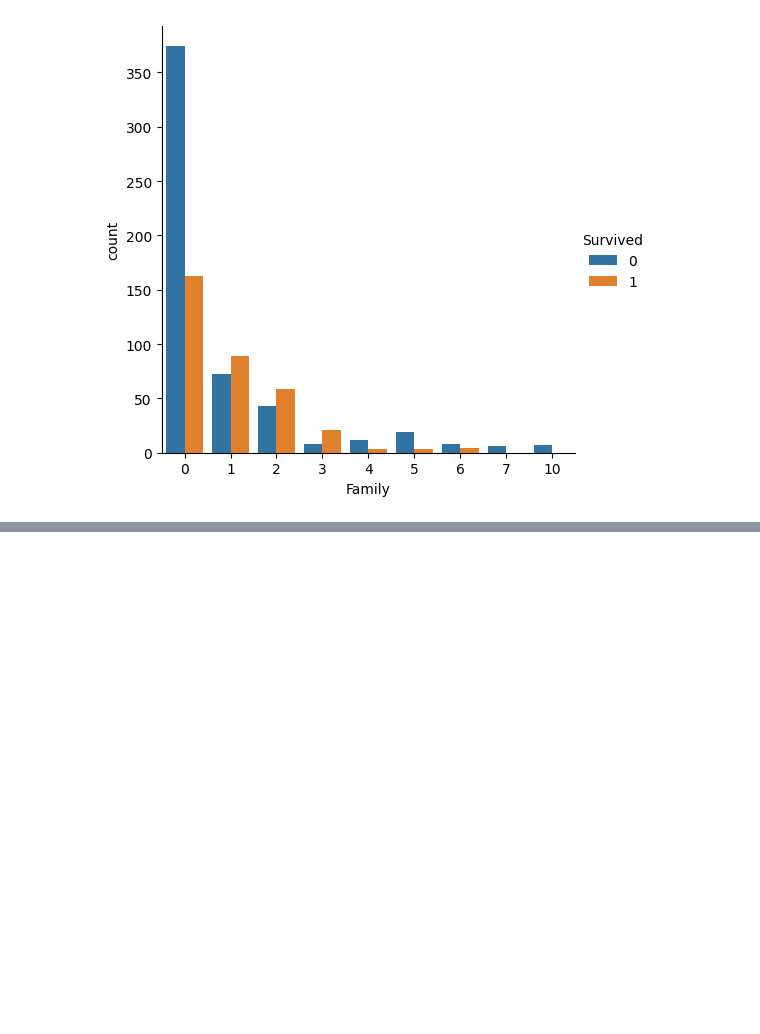
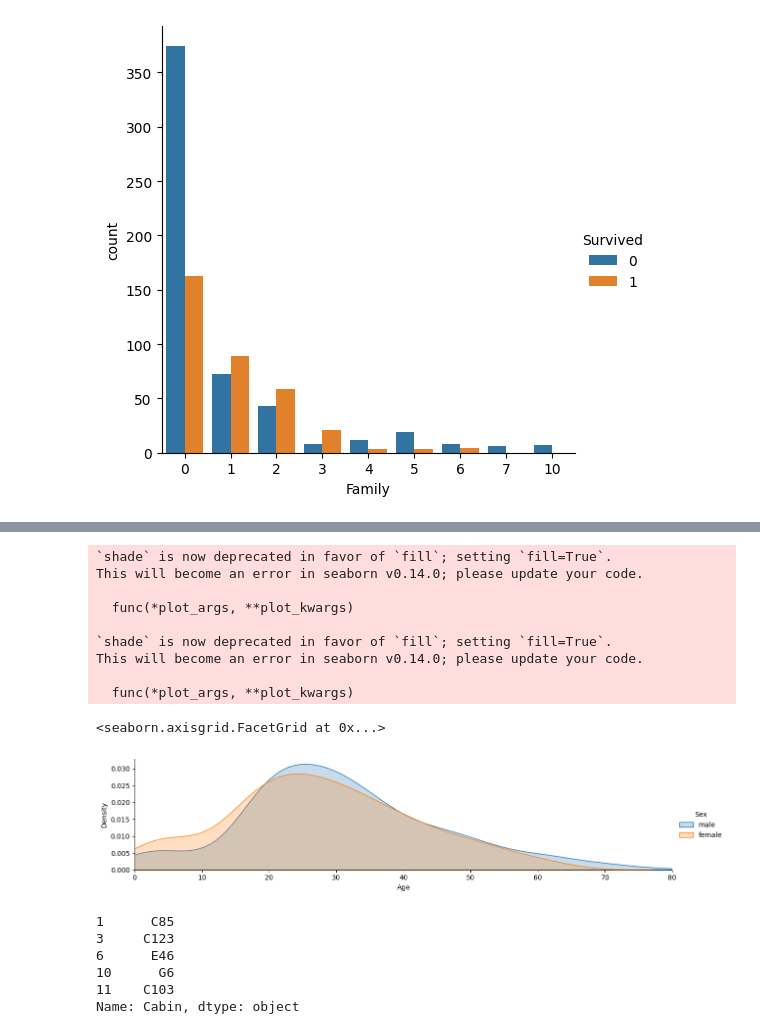
Before and after one commit to sergiolopezzl/DIMD, a Jupyter notebook: clase.ipynb, the cells around one changed output, grey strips where cells are left out. Saved outputs shown, nothing was run; the diff lists cells and outputs as text; code cells hidden in the pictures; blank space fills up the shorter version.

```diff
--- a/clase.ipynb
+++ b/clase.ipynb
@@ -193,0 +199,29 @@ sns.catplot(x='Family', data=train_df, hue='Survived', kind='count')
+# %%
+#Another way #kaggle y para datos grandes Hugging Face
+fig = sns.FacetGrid(train_df, hue ="Sex", aspect=4)
+fig.map(sns.kdeplot, 'Age', shade=True)
+oldest = train_df['Age'].max()
+fig.set(xlim=(0, oldest))
+fig.add_legend()
+# %% [output]
+`shade` is now deprecated in favor of `fill`; setting `fill=True`.
+This will become an error in seaborn v0.14.0; please update your code.
+
+  func(*plot_args, **plot_kwargs)
+
+`shade` is now deprecated in favor of `fill`; setting `fill=True`.
+This will become an error in seaborn v0.14.0; please update your code.
+
+  func(*plot_args, **plot_kwargs)
+<seaborn.axisgrid.FacetGrid at 0x...>
+[figure, added]
+# %%
+deck = train_df['Cabin'].dropna()
+deck[0:5]
+# %% [output]
+1      C85
+3     C123
+6      E46
+10      G6
+11    C103
+Name: Cabin, dtype: object
```
Also changed, not shown: parts of 8 cells of this notebook.
